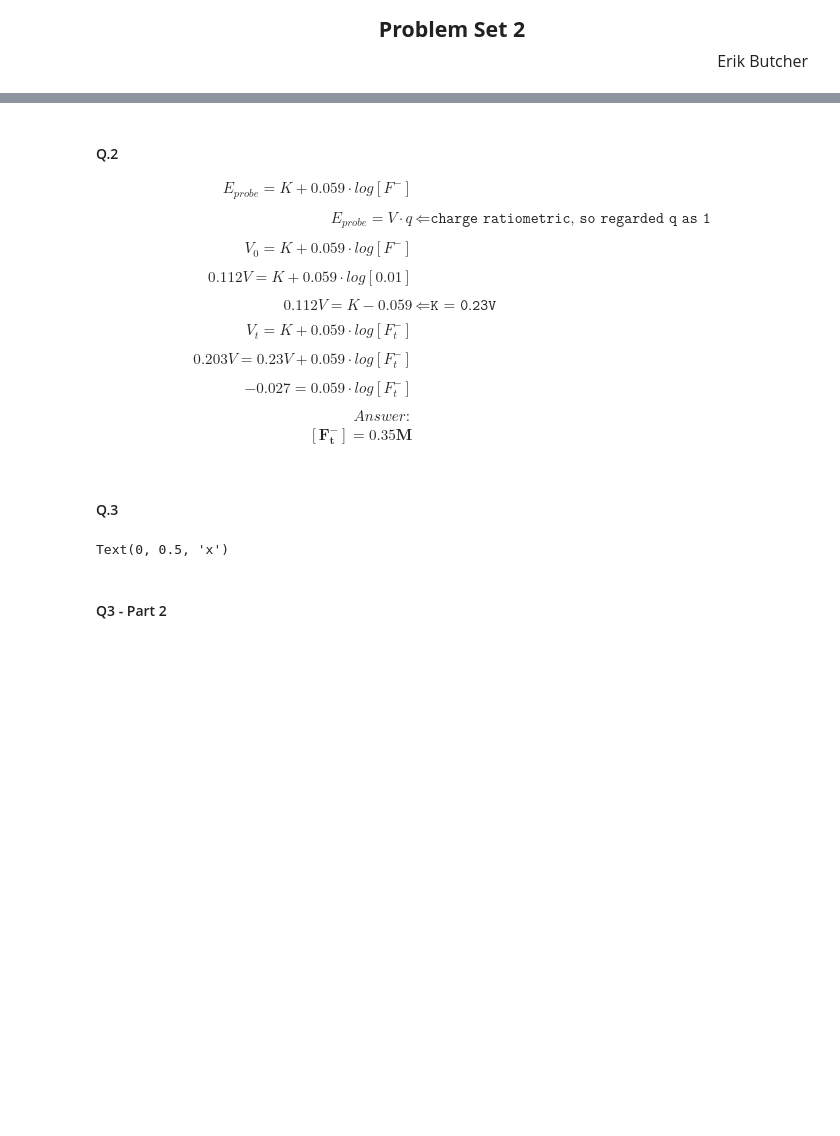
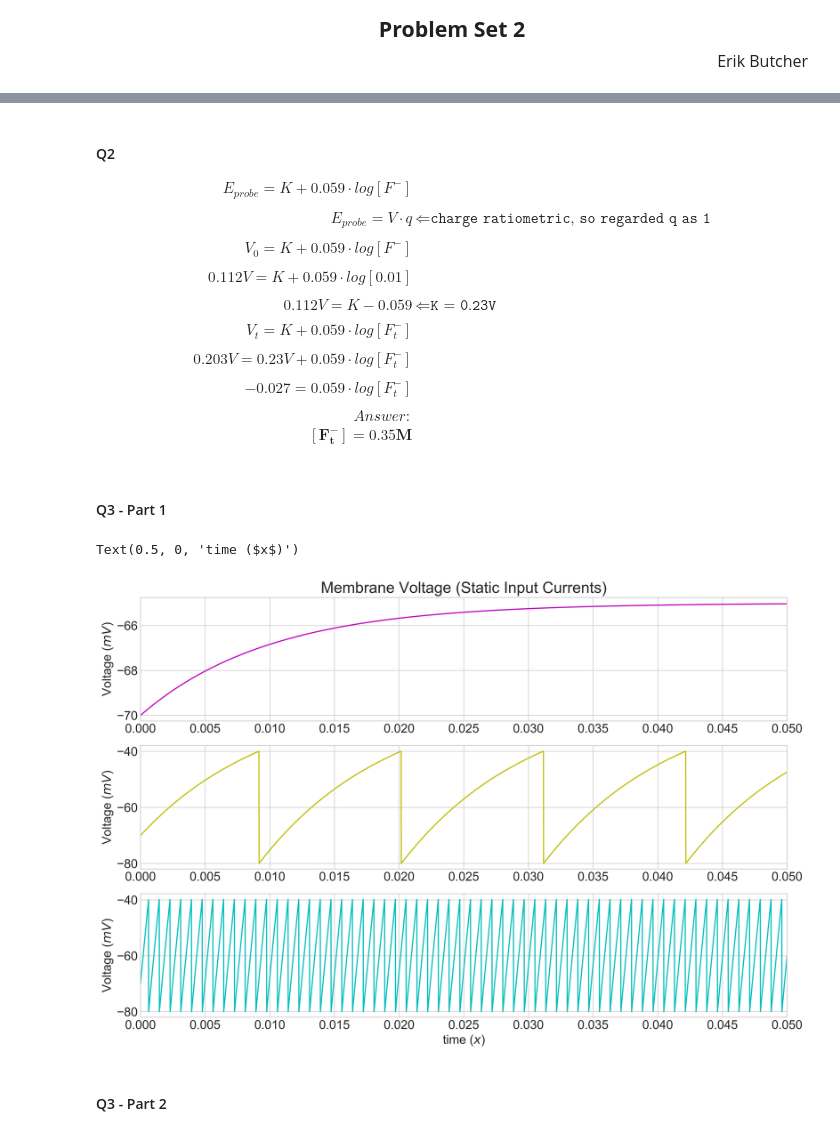
Before and after one commit to butcer0/BioElectronics_ES258_PSETS, a Jupyter notebook: PSETS/PSET_2.ipynb, the cells around one changed output, grey strips where cells are left out. Drawn from its saved outputs; the diff is of its cells as text; code cells hidden in the pictures; blank space fills up the shorter version.

```diff
--- a/PSETS/PSET_2.ipynb
+++ b/PSETS/PSET_2.ipynb
@@ -13,6 +13,6 @@ Answer \;(both \; valid): \\
 \end{align}
 # %% [markdown]
-#### Q.2
+#### Q2
 \begin{align*}
 E_{probe} = K + 0.059\cdot log[F^-] \\ \; \\
 E_{probe} = V\cdot q & \Leftarrow \boxed{ \texttt{charge ratiometric, so regarded q as 1}} \\ \; \\
@@ -25,52 +25,60 @@ V_t = K + 0.059\cdot log[F^-_t] \\ \; \\
 Answer: \\
 \boldsymbol{[F^-_t] = 0.35M}
 \end{align*}
-# %% [markdown]
-#### Q.3
+# %% [markdown]
+#### Q3 - Part 1
 # %%
-import numpy as np;
-import pylab as plt;
-from scipy.integrate import odeint;
+import numpy as np
+import pylab as plt
+from scipy.integrate import odeint
 
 # conversion constants
-nA = 1e9; us = 1e-6; MOhms = 1e6; pF = 1e-12; mV = 1e-3; mS = 1e-3
+nA = 1e9; us = 1e-6; MOhms = 1e6; pF = 1e-12; mV = 1e-3; mS = 1e-3; S = 1
+pA = 1e-12; nA = 1e-9
+
+# styling
+TITLE_FONT_SIZE = 20; LABEL_FONT_SIZE = 16; DPI = 458; FIG_SIZE=(15,10); LINE_WIDTH = 3
+plt.rcParams.update({'font.size': LABEL_FONT_SIZE})
+plt.style.use('seaborn-whitegrid')
+character_color = np.asarray(['m', 'y', 'c', 'b', 'g', 'r'])
 # %%
-dt = 10e-6 # 10 us
-t_max = 1 # seconds
+dt = 10*us # time step
+t_max = 1*S # total time
 time = np.arange(0, t_max, dt)
-R_m = 50e6 # 50 MOhms Membrane Resistance
-C_m = 200e-12 # 200 pF Membrane capacitance
-V_e = -70e-3 # -70 mV Equilibrium voltage
-V_reset = -80e-3 # -80 mV Hyperpolarization/reset voltage
-V_th = -40e-3 # -40 mV Threshold voltage
-Input_Is = np.asarray([100e-12, 1e-9, 10e-9]) # Input currents
+R_m = 50*MOhms # Membrane Resistance
+C_m = 200*pF # Membrane capacitance
+V_e = -70*mV # Equilibrium voltage
+V_reset = -80*mV # Hyperpolarization/reset voltage
+V_th = -40*mV # Threshold voltage
+Input_Is = np.asarray([100*pA, 1*nA, 10*nA])
 
 def voltageModel(dt, R_m, C_m, V_e, V_reset, V_th, Input_Is):
     V_m = np.zeros(time.shape)
     V_m[0] = V_e
 
     for i in range(1, V_m.shape[0]):
         dV = dt * (-1/R_m * (V_m[i-1]-V_e) + Input_Is)/C_m
         V_m[i] = V_m[i-1] + dV
 
         if V_m[i-1] >= V_th:
             V_m[i] = V_reset
 
     return V_m
 
-plt.figure(1, figsize=(15,10))
+plt.figure(1, figsize=FIG_SIZE, dpi=DPI)
 for I in range(Input_Is.shape[0]):
     plt.subplot(3, 1, I+1)
-    plt.plot(time, voltageModel(dt, R_m, C_m, V_e, V_reset, V_th, Input_Is[I]))
-    plt.ylabel('V')
-    plt.xticks(np.arange(0, t_max, 0.005))
+    if I == 0:
+        plt.title('Membrane Voltage (Static Input Currents)', fontsize=TITLE_FONT_SIZE)
+    plt.plot(time, voltageModel(dt, R_m, C_m, V_e, V_reset, V_th, Input_Is[I])/mV, character_color[I])
+    plt.ylabel('Voltage ($mV$)')
+    plt.xticks(np.arange(0, t_max, 5*mS), fontsize=LABEL_FONT_SIZE)
+    plt.xlim((0,50*mS))
 
-plt.xlim((0,0.05))
-
-plt.xlabel('time (x)')
-plt.ylabel('x')
+plt.xlabel('time ($x$)')
 # %% [output]
-Text(0, 0.5, 'x')
+Text(0.5, 0, 'time ($x$)')
+[figure, added]
 # %% [markdown]
 #### Q3 - Part 2
 # %%
```
Also changed, not shown: parts of 6 cells of this notebook, 1 other file.
